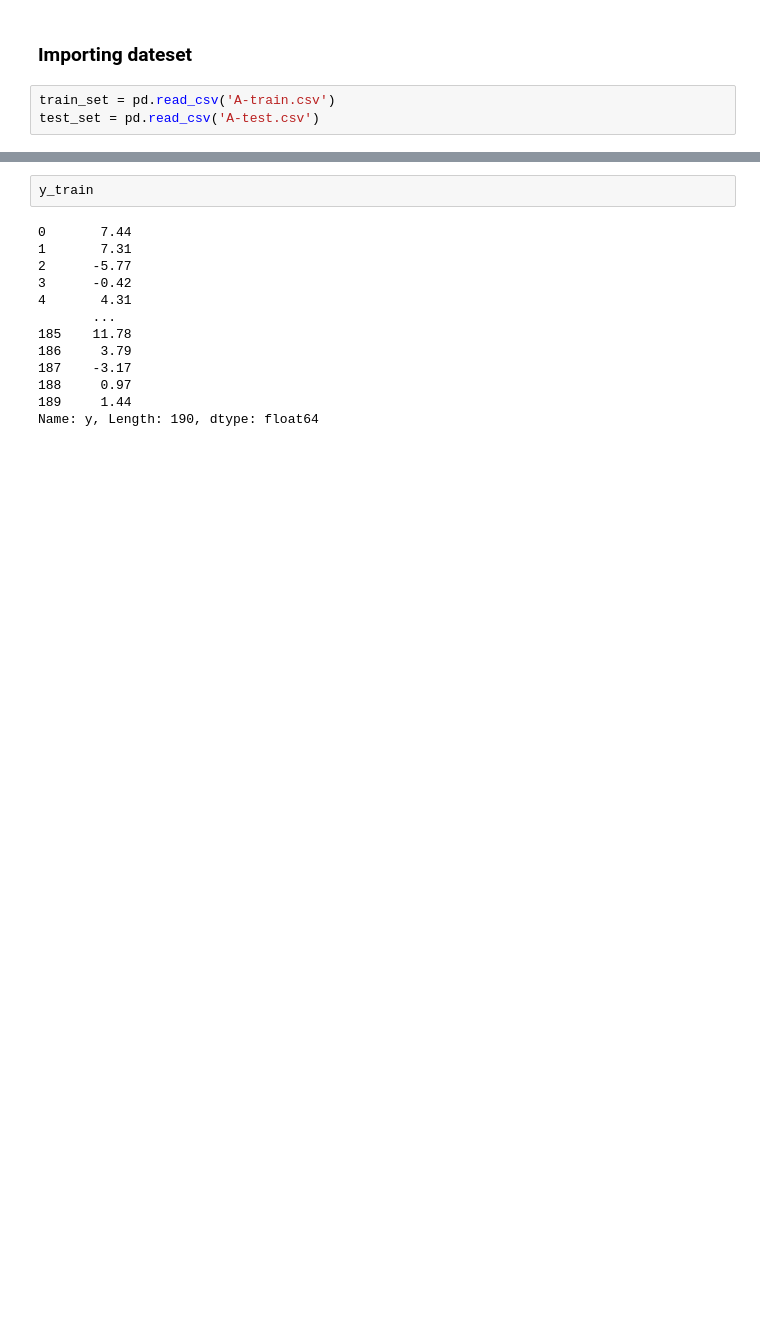
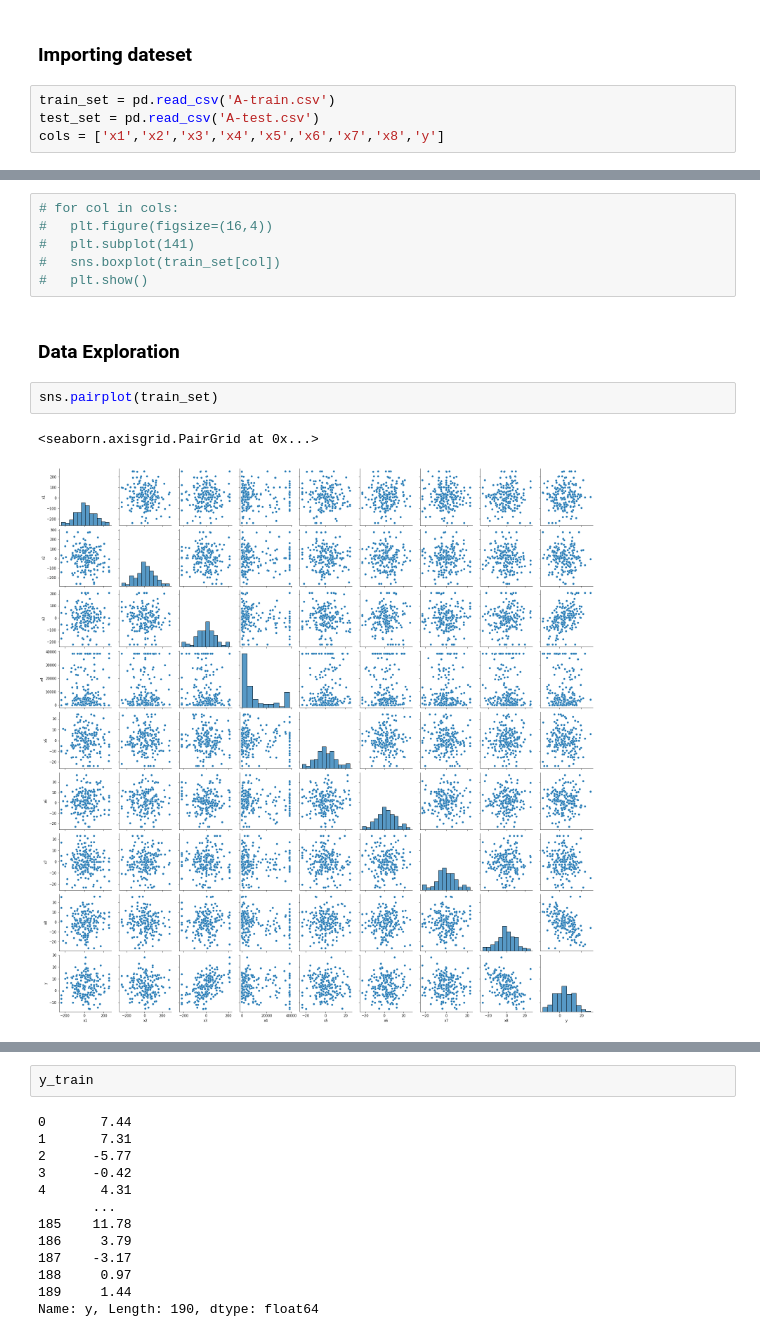
Before and after one commit to Abdulhakim-Maha/Machine-Learning, a Jupyter notebook: Assignment-DA/A/linear_regression.ipynb, the cells around one changed output, grey strips where cells are left out. Saved outputs shown, nothing was run; the diff lists cells and outputs as text; blank space fills up the shorter version.

```diff
--- a/Assignment-DA/A/linear_regression.ipynb
+++ b/Assignment-DA/A/linear_regression.ipynb
@@ -10,3 +13,4 @@ import pandas as pd
 # %%
 train_set = pd.read_csv('A-train.csv')
 test_set = pd.read_csv('A-test.csv')
+cols = ['x1','x2','x3','x4','x5','x6','x7','x8','y']
@@ -18,0 +164,13 @@ y_test = test_set.iloc[:, -1]
+# %%
+# for col in cols:
+# 	plt.figure(figsize=(16,4))
+# 	plt.subplot(141)
+# 	sns.boxplot(train_set[col])
+# 	plt.show()
+# %% [markdown]
+### Data Exploration
+# %%
+sns.pairplot(train_set)
+# %% [output]
+<seaborn.axisgrid.PairGrid at 0x...>
+[figure, added]
```
Also changed, not shown: parts of 47 cells of this notebook, 1 other file.
